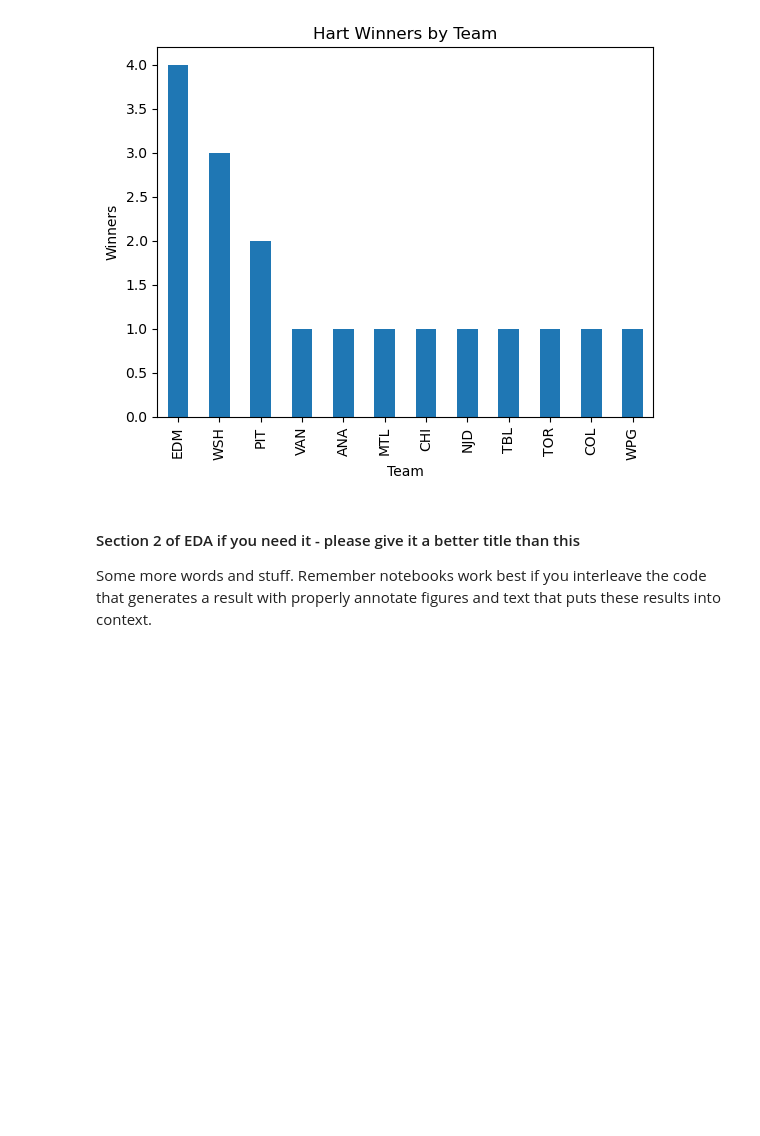
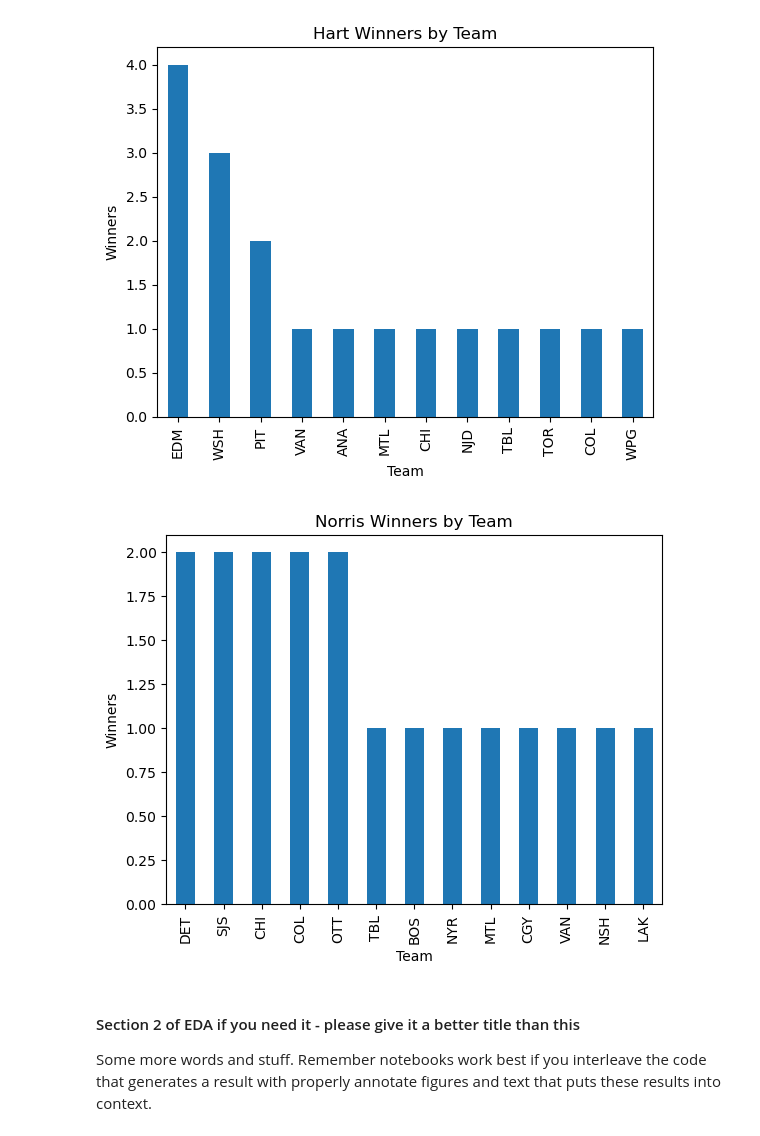
Before and after one commit to COGS108/Group118_WI26, a Jupyter notebook: 02-EDACheckpoint.ipynb, the cells around one changed output. Cells and saved outputs as stored; diff of their text form; code cells hidden in the pictures; blank space fills up the shorter version.

Commit message:
norris winners by team

```diff
--- a/02-EDACheckpoint.ipynb
+++ b/02-EDACheckpoint.ipynb
@@ -183,6 +181,20 @@ plt.title('Hart Winners by Team')
 plt.show()
 # %% [output]
 [figure]
+# %%
+# norris winners by team
+
+top_players = norris_data[norris_data['Place'] == 1]
+team_counts = top_players['Tm'].value_counts()
+team_counts.plot(kind='bar')
+
+plt.xlabel('Team')
+plt.ylabel('Winners')
+plt.title('Norris Winners by Team')
+
+plt.show()
+# %% [output]
+[figure, added]
 # %% [markdown]
 #### Section 2 of EDA if you need it  - please give it a better title than this
 
```
Also changed, not shown: parts of 1 cell of this notebook.
